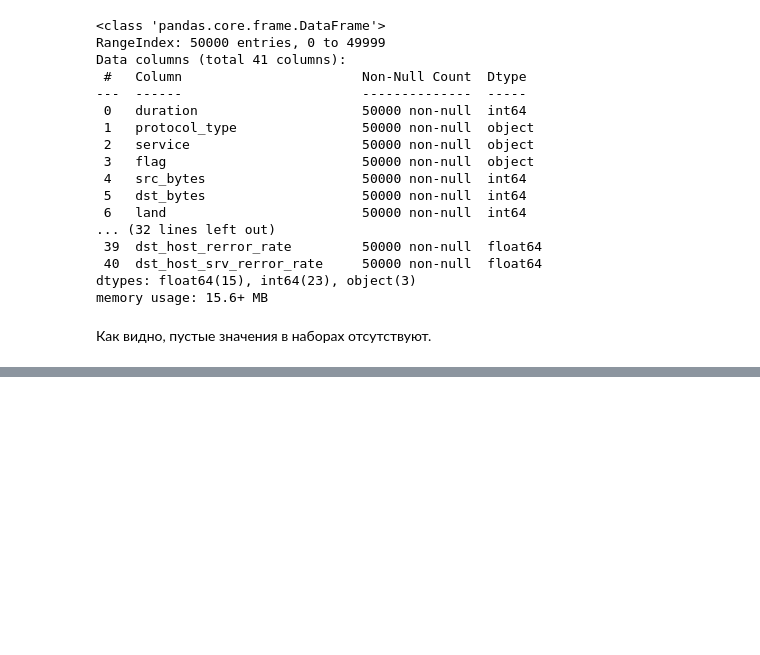
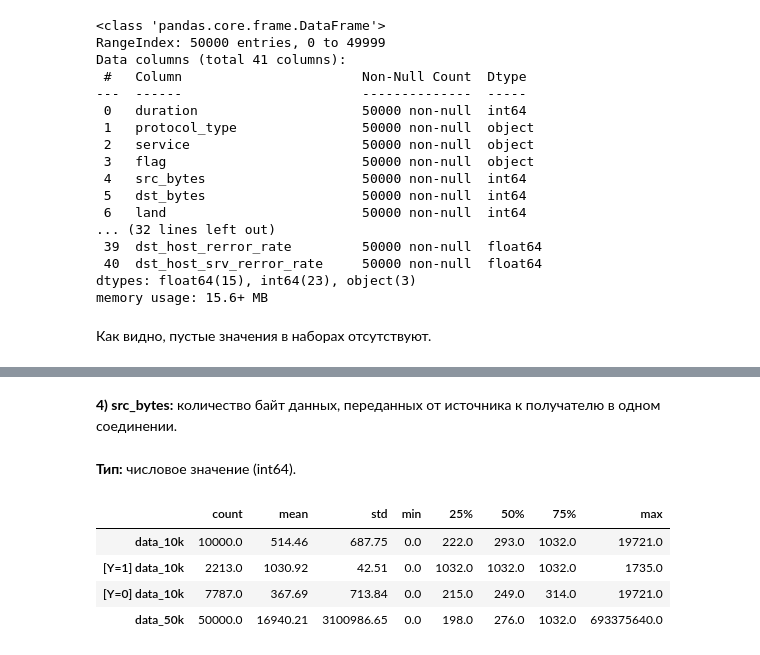
Before and after one commit to Demetrey/DMaP, a Jupyter notebook: CP/CP.ipynb, the cells around one changed output, grey strips where cells are left out. Saved outputs shown, nothing was run; the diff lists cells and outputs as text; code cells hidden in the pictures; blank space fills up the shorter version.

Commit message:
Выполнено переоформление описания данных

```diff
--- a/CP/CP.ipynb
+++ b/CP/CP.ipynb
@@ -506,0 +355,12 @@ view_stat_bool(['land', 'logged_in', 'root_shell',
+# %% [markdown]
+**4) src_bytes:** <a id="f4"></a>
+количество байт данных, переданных от источника к получателю в одном соединении.
+# %%
+show_info('src_bytes')
+# %% [output]
+**Тип:** числовое значение (int64).
+|  | count | mean | std | min | 25% | 50% | 75% | max |
+| data_10k | 10000.0 | 514.46 | 687.75 | 0.0 | 222.0 | 293.0 | 1032.0 | 19721.0 |
+| [Y=1] data_10k | 2213.0 | 1030.92 | 42.51 | 0.0 | 1032.0 | 1032.0 | 1032.0 | 1735.0 |
+| [Y=0] data_10k | 7787.0 | 367.69 | 713.84 | 0.0 | 215.0 | 249.0 | 314.0 | 19721.0 |
+| data_50k | 50000.0 | 16940.21 | 3100986.65 | 0.0 | 198.0 | 276.0 | 1032.0 | 693375640.0 |
```
Also changed, not shown: parts of 137 cells of this notebook.
